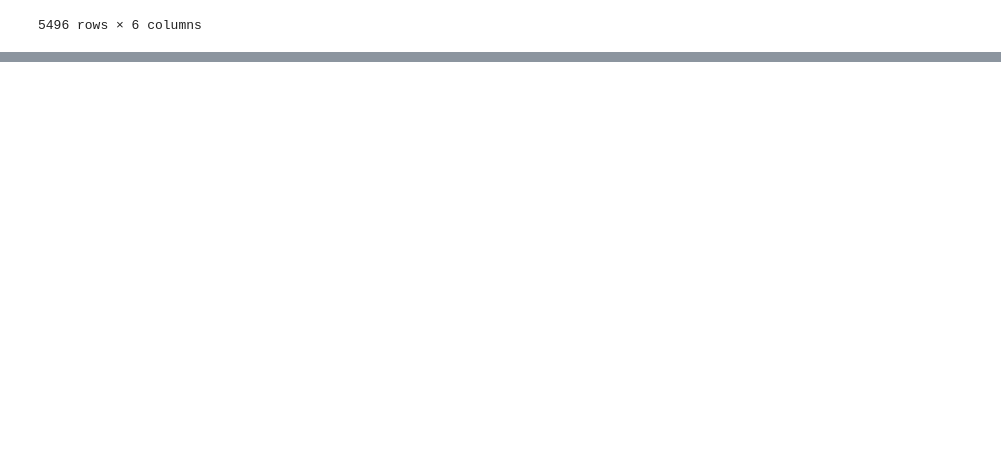
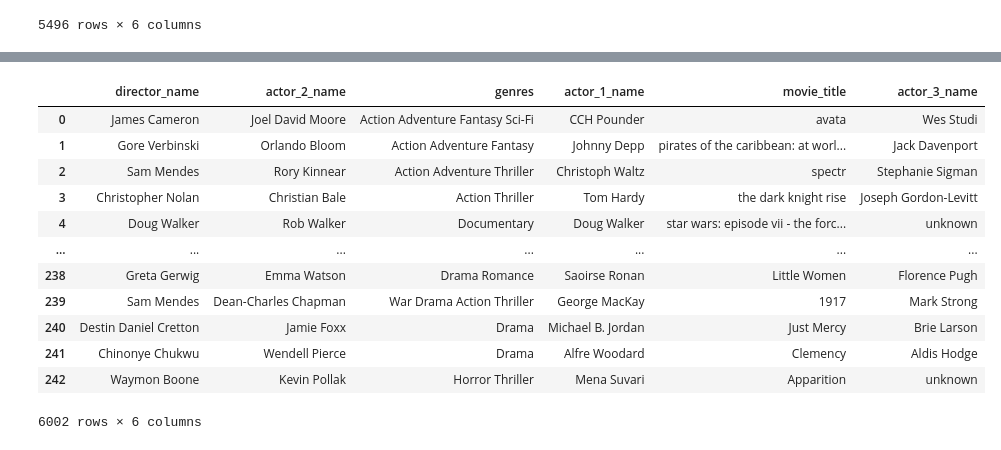
Before and after one commit to Rhithick02/Recommendation-Engine, a Jupyter notebook: New_Content_Filtering/Data_Cleaning.ipynb, the cells around one changed output, grey strips where cells are left out. Saved outputs shown, nothing was run; the diff lists cells and outputs as text; code cells hidden in the pictures; blank space fills up the shorter version.

```diff
--- a/New_Content_Filtering/Data_Cleaning.ipynb
+++ b/New_Content_Filtering/Data_Cleaning.ipynb
@@ -319,0 +384,26 @@ new.to_csv('d_2018.csv', index = False)
+# %%
+df['genres'] = df['movie_title'].map(lambda x :get_genre(str(x)))
+# %%
+df['actor_3_name'] = df['actor_3_name'].replace(np.nan, 'unknown')
+df['actor_2_name'] = df['actor_2_name'].replace(np.nan, 'unknown')
+# %%
+df = df.dropna(subset = ['genres'])
+# %%
+old = pd.read_csv('d_2018.csv')
+new = old.append(df)
+# %%
+new
+# %% [output]
+|  | director_name | actor_2_name | genres | actor_1_name | movie_title | actor_3_name |
+| 0 | James Cameron | Joel David Moore | Action Adventure Fantasy Sci-Fi | CCH Pounder | avata | Wes Studi |
+| 1 | Gore Verbinski | Orlando Bloom | Action Adventure Fantasy | Johnny Depp | pirates of the caribbean: at worl... | Jack Davenport |
+| 2 | Sam Mendes | Rory Kinnear | Action Adventure Thriller | Christoph Waltz | spectr | Stephanie Sigman |
+| 3 | Christopher Nolan | Christian Bale | Action Thriller | Tom Hardy | the dark knight rise | Joseph Gordon-Levitt |
+| 4 | Doug Walker | Rob Walker | Documentary | Doug Walker | star wars: episode vii - the forc... | unknown |
+| ... | ... | ... | ... | ... | ... | ... |
+| 238 | Greta Gerwig | Emma Watson | Drama Romance | Saoirse Ronan | Little Women | Florence Pugh |
+| 239 | Sam Mendes | Dean-Charles Chapman | War Drama Action Thriller | George MacKay | 1917 | Mark Strong |
+| 240 | Destin Daniel Cretton | Jamie Foxx | Drama | Michael B. Jordan | Just Mercy | Brie Larson |
+| 241 | Chinonye Chukwu | Wendell Pierce | Drama | Alfre Woodard | Clemency | Aldis Hodge |
+| 242 | Waymon Boone | Kevin Pollak | Horror Thriller | Mena Suvari | Apparition | unknown |
+6002 rows × 6 columns
```
Also changed, not shown: parts of 8 cells of this notebook, 1 other file.
